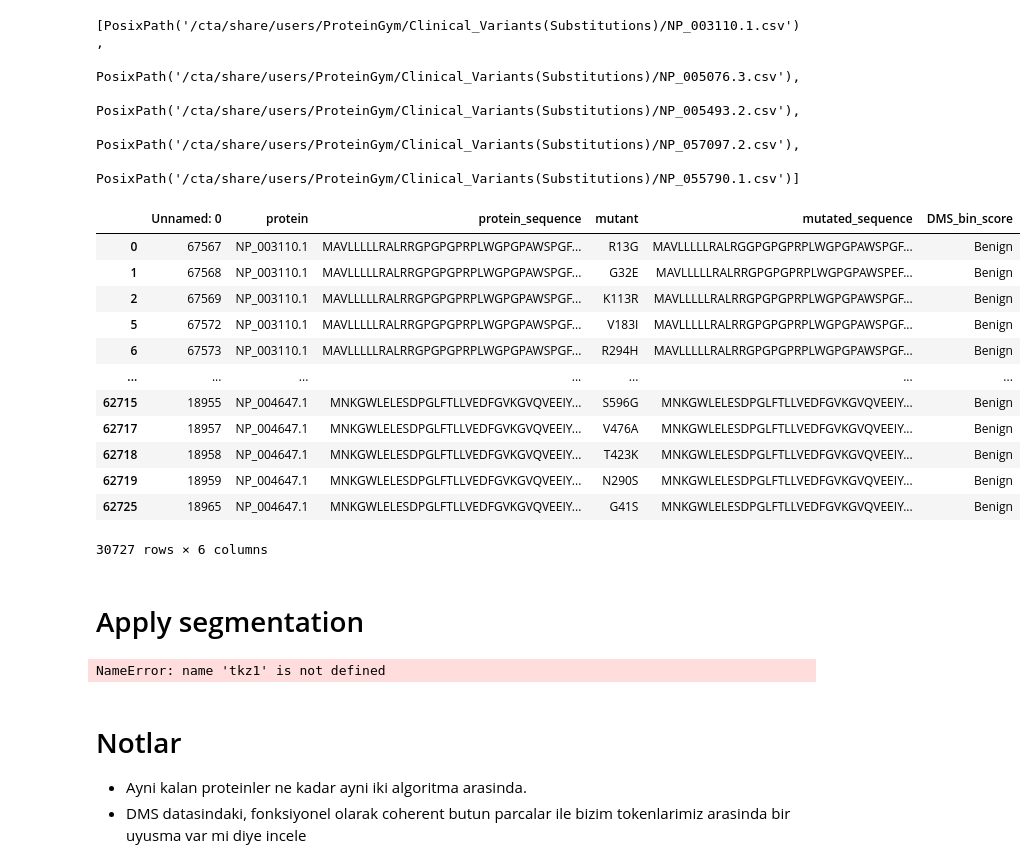
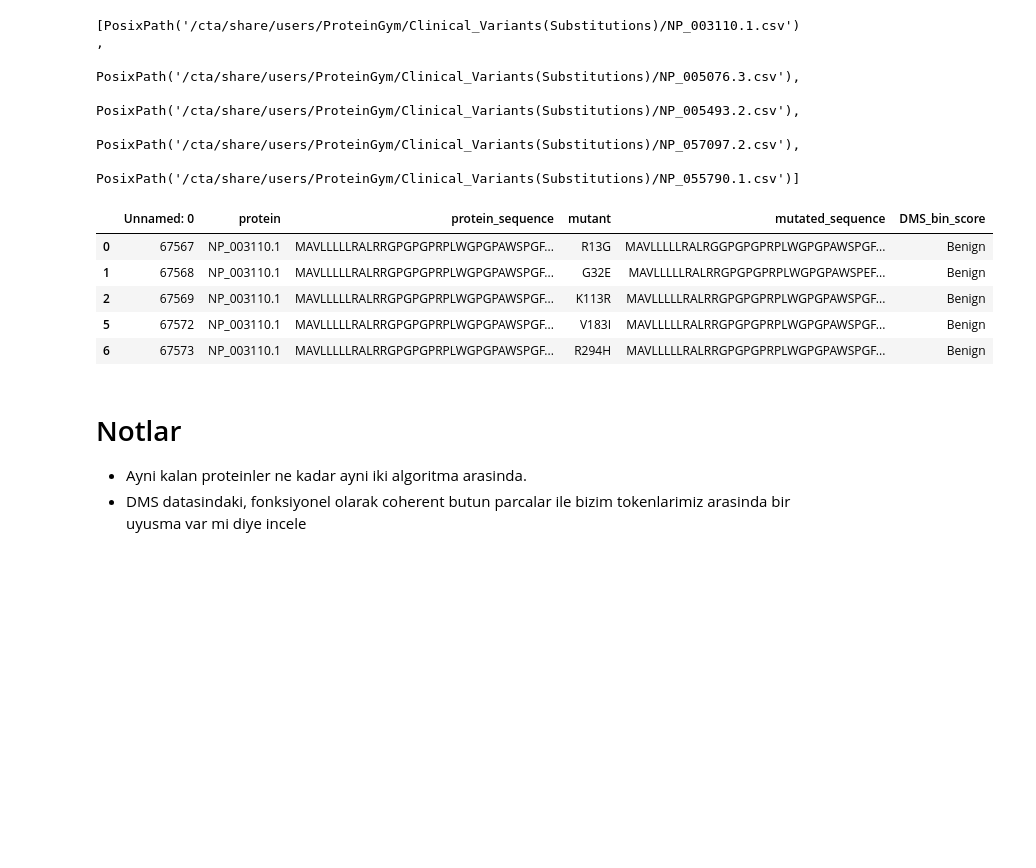
Before and after one commit to boun-tabi-lifelu/evolutionary-subword-tokenization, a Jupyter notebook: Prog/ProteinGYM_data_analysis.ipynb, the cells around one changed output. Saved outputs shown, nothing was run; the diff lists cells and outputs as text; code cells hidden in the pictures; blank space fills up the shorter version.

```diff
--- a/Prog/ProteinGYM_data_analysis.ipynb
+++ b/Prog/ProteinGYM_data_analysis.ipynb
@@ -13,24 +13,17 @@ list(base_path.glob("*.csv"))[:5]
  PosixPath('/cta/share/users/ProteinGym/Clinical_Variants(Substitutions)/NP_057097.2.csv'),
  PosixPath('/cta/share/users/ProteinGym/Clinical_Variants(Substitutions)/NP_055790.1.csv')]
 # %%
-import pandas as pd
 # Use a generator expression to read and concatenate CSVs
 df = pd.concat((pd.read_csv(file) for file in base_path.rglob("*.csv")), ignore_index=True)
 # df = pd.read_csv('/cta/share/users/ProteinGym/Clinical_Variants(Substitutions)/NP_055790.1.csv')
-df[df["DMS_bin_score"] == "Benign"]
+
+df_benign = df[df["DMS_bin_score"] == "Benign"]
+df_patho = df[df["DMS_bin_score"] == "Pathogenic"]
+df_benign.head()
 # %% [output]
 |  | Unnamed: 0 | protein | protein_sequence | mutant | mutated_sequence | DMS_bin_score |
 | 0 | 67567 | NP_003110.1 | MAVLLLLLRALRRGPGPGPRPLWGPGPAWSPGF... | R13G | MAVLLLLLRALRGGPGPGPRPLWGPGPAWSPGF... | Benign |
 | 1 | 67568 | NP_003110.1 | MAVLLLLLRALRRGPGPGPRPLWGPGPAWSPGF... | G32E | MAVLLLLLRALRRGPGPGPRPLWGPGPAWSPEF... | Benign |
 | 2 | 67569 | NP_003110.1 | MAVLLLLLRALRRGPGPGPRPLWGPGPAWSPGF... | K113R | MAVLLLLLRALRRGPGPGPRPLWGPGPAWSPGF... | Benign |
 | 5 | 67572 | NP_003110.1 | MAVLLLLLRALRRGPGPGPRPLWGPGPAWSPGF... | V183I | MAVLLLLLRALRRGPGPGPRPLWGPGPAWSPGF... | Benign |
 | 6 | 67573 | NP_003110.1 | MAVLLLLLRALRRGPGPGPRPLWGPGPAWSPGF... | R294H | MAVLLLLLRALRRGPGPGPRPLWGPGPAWSPGF... | Benign |
-| ... | ... | ... | ... | ... | ... | ... |
-| 62715 | 18955 | NP_004647.1 | MNKGWLELESDPGLFTLLVEDFGVKGVQVEEIY... | S596G | MNKGWLELESDPGLFTLLVEDFGVKGVQVEEIY... | Benign |
-| 62717 | 18957 | NP_004647.1 | MNKGWLELESDPGLFTLLVEDFGVKGVQVEEIY... | V476A | MNKGWLELESDPGLFTLLVEDFGVKGVQVEEIY... | Benign |
-| 62718 | 18958 | NP_004647.1 | MNKGWLELESDPGLFTLLVEDFGVKGVQVEEIY... | T423K | MNKGWLELESDPGLFTLLVEDFGVKGVQVEEIY... | Benign |
-| 62719 | 18959 | NP_004647.1 | MNKGWLELESDPGLFTLLVEDFGVKGVQVEEIY... | N290S | MNKGWLELESDPGLFTLLVEDFGVKGVQVEEIY... | Benign |
-| 62725 | 18965 | NP_004647.1 | MNKGWLELESDPGLFTLLVEDFGVKGVQVEEIY... | G41S | MNKGWLELESDPGLFTLLVEDFGVKGVQVEEIY... | Benign |
-30727 rows × 6 columns
-# %% [markdown]
-# Apply segmentation
@@ -127,39 +108,6 @@ def calc_all_indices(offs1, offs2):
     rand_index = (TP + TN) / (TP + FP + FN + TN)
 
     return rand_index, dice_index, jaccard_index
-# %%
-def batch_calc(tkz, ref_list, target_list):
-    scores = np.zeros((len(target_list), 4))
-    for i, seq in enumerate(target_list):
-        ref_seq = ref_list[i]
-        ref_enc = tkz.encode(ref_seq)
-        mutated_enc = tkz.encode(seq)
-        scores[i, :] = np.array([
-                calc_rand_index(ref_enc, mutated_enc),
-                calc_dice_from_encodings((ref_enc, mutated_enc)),
-                calc_dice_index(ref_enc, mutated_enc),
-                calc_jaccard_index(ref_enc, mutated_enc)
-        ])
-    return scores.mean(axis = 0)
-
-def batch_calc_eq(tkz, ref_list, target_list):
-    ct = 0
-    for i, seq in enumerate(target_list):
-        ref_seq = ref_list[i]
-        ref_enc = tkz.encode(ref_seq)
-        mutated_enc = tkz.encode(seq)
-        if ref_enc.offsets == mutated_enc.offsets:
-            ct += 1
-    return ct
-
-df_benign = df[df["DMS_bin_score"] == "Benign"]
-df_patho = df[df["DMS_bin_score"] == "Pathogenic"]
-print("BPE Path", batch_calc_eq(tkz1, df_patho["protein_sequence"].to_list()[:30000], df_patho["mutated_sequence"].to_list()[:30000]))
-print("PUMA Path", batch_calc_eq(tkz2, df_patho["protein_sequence"].to_list()[:30000], df_patho["mutated_sequence"].to_list()[:30000]))
-print("BPE Benign", batch_calc_eq(tkz1, df_benign["protein_sequence"].to_list()[:30000], df_benign["mutated_sequence"].to_list()[:30000]))
-print("PUMA Benign", batch_calc_eq(tkz2, df_benign["protein_sequence"].to_list()[:30000], df_benign["mutated_sequence"].to_list()[:30000]))
-# %% [output]
-NameError: name 'tkz1' is not defined
 # %% [markdown]
 # Notlar
 - Ayni kalan proteinler ne kadar ayni iki algoritma arasinda.
```
Also changed, not shown: parts of 18 cells of this notebook, 3 other files.
